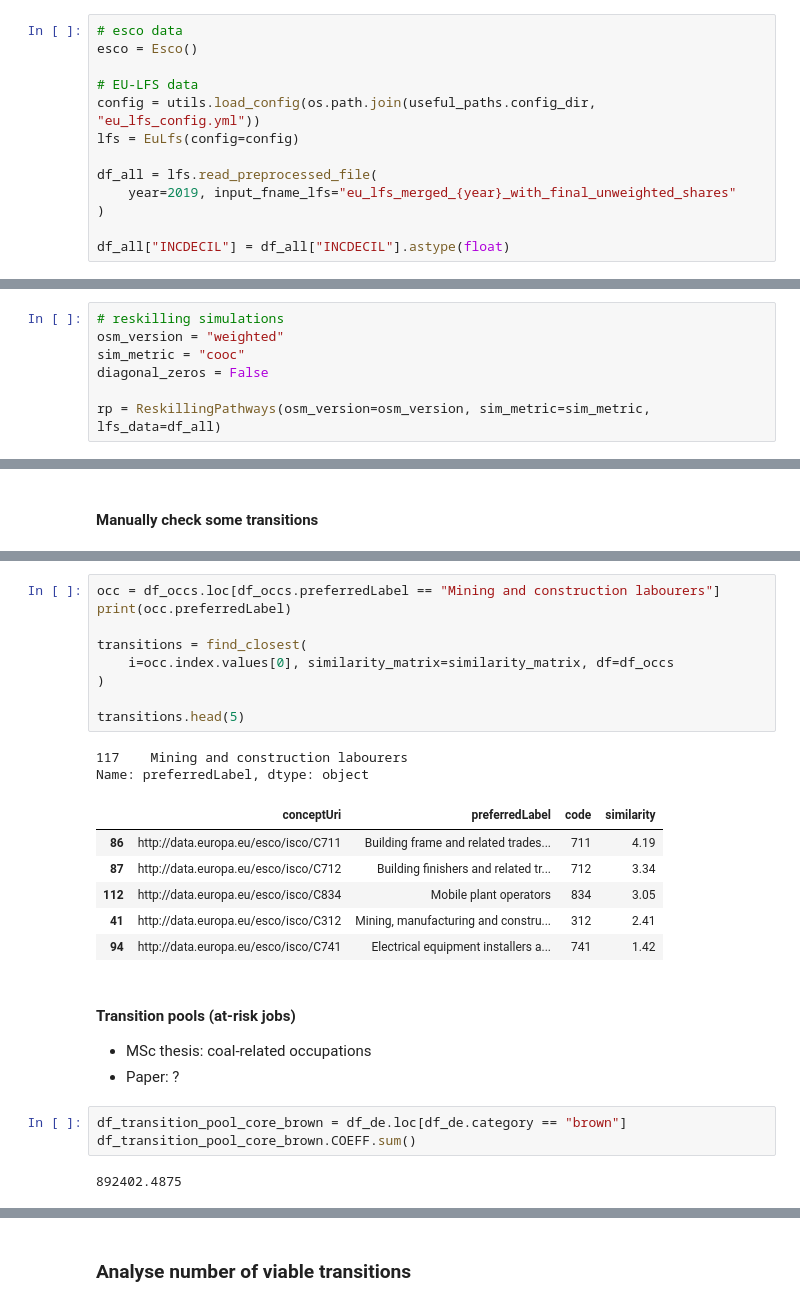
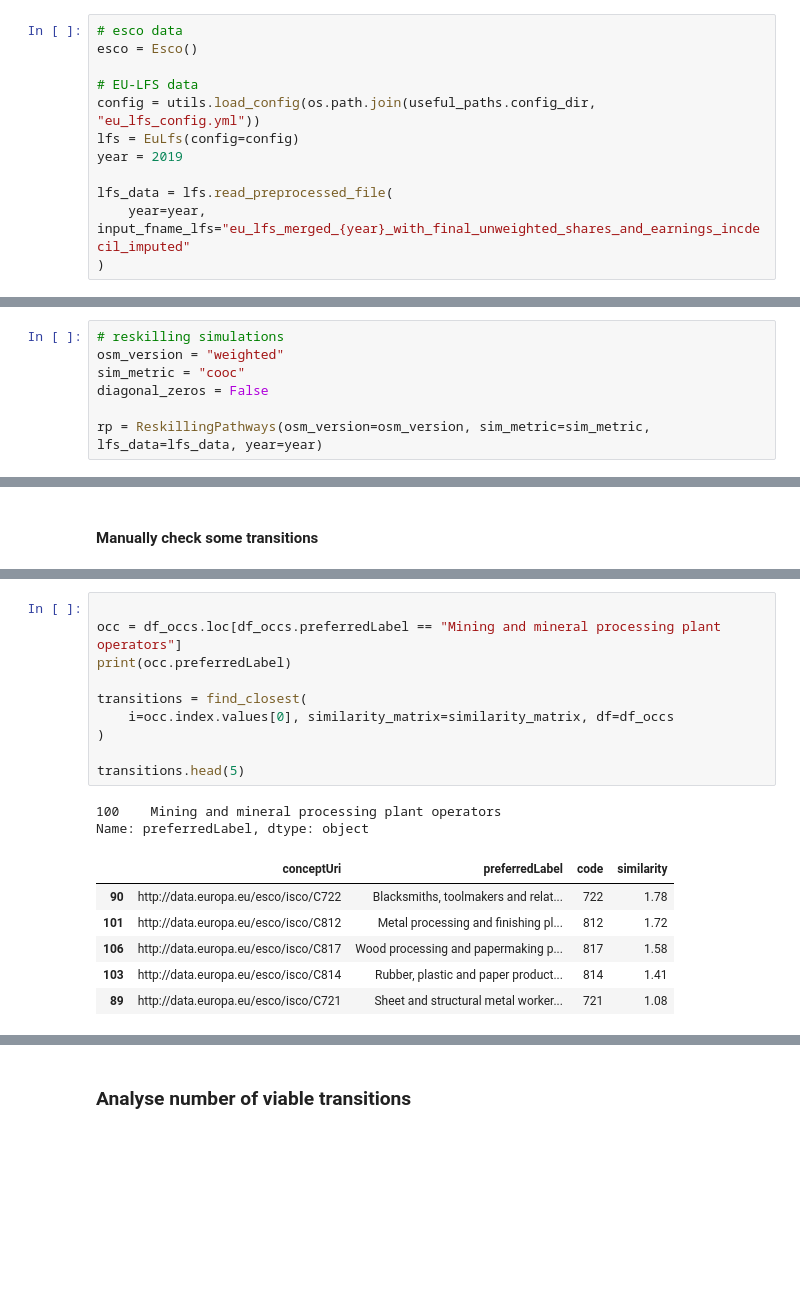
Before and after one commit to derpyninja/re4gt, a Jupyter notebook: notebooks/new/14-fz-lfs-transition-analysis-cooccurrence.ipynb, the cells around one changed output, grey strips where cells are left out. Saved outputs shown, nothing was run; the diff lists cells and outputs as text; blank space fills up the shorter version.

Commit message:
baseline reskilling sim done

```diff
--- a/notebooks/new/14-fz-lfs-transition-analysis-cooccurrence.ipynb
+++ b/notebooks/new/14-fz-lfs-transition-analysis-cooccurrence.ipynb
@@ -92,9 +89,8 @@ esco = Esco()
 # EU-LFS data
 config = utils.load_config(os.path.join(useful_paths.config_dir, "eu_lfs_config.yml"))
 lfs = EuLfs(config=config)
+year = 2019
 
-df_all = lfs.read_preprocessed_file(
-    year=2019, input_fname_lfs="eu_lfs_merged_{year}_with_final_unweighted_shares"
+lfs_data = lfs.read_preprocessed_file(
+    year=year, input_fname_lfs="eu_lfs_merged_{year}_with_final_unweighted_shares_and_earnings_incdecil_imputed"
 )
-
-df_all["INCDECIL"] = df_all["INCDECIL"].astype(float)
@@ -188,6 +102,6 @@ osm_version = "weighted"
 sim_metric = "cooc"
 diagonal_zeros = False
 
-rp = ReskillingPathways(osm_version=osm_version, sim_metric=sim_metric, lfs_data=df_all)
+rp = ReskillingPathways(osm_version=osm_version, sim_metric=sim_metric, lfs_data=lfs_data, year=year)
 # %%
 df_occs = rp.get_occs()
@@ -394,28 +197,19 @@ Base the quantile on the respective quantiles of the viable/highly viable transi
 # %%
-occ = df_occs.loc[df_occs.preferredLabel == "Mining and construction labourers"]
+
+occ = df_occs.loc[df_occs.preferredLabel == "Mining and mineral processing plant operators"]
 print(occ.preferredLabel)
 
 transitions = find_closest(
     i=occ.index.values[0], similarity_matrix=similarity_matrix, df=df_occs
 )
 
 transitions.head(5)
 # %% [output]
-117    Mining and construction labourers
+100    Mining and mineral processing plant operators
 Name: preferredLabel, dtype: object
 |  | conceptUri | preferredLabel | code | similarity |
-| 86 | http://data.europa.eu/esco/isco/C711 | Building frame and related trades... | 711 | 4.19 |
-| 87 | http://data.europa.eu/esco/isco/C712 | Building finishers and related tr... | 712 | 3.34 |
-| 112 | http://data.europa.eu/esco/isco/C834 | Mobile plant operators | 834 | 3.05 |
-| 41 | http://data.europa.eu/esco/isco/C312 | Mining, manufacturing and constru... | 312 | 2.41 |
-| 94 | http://data.europa.eu/esco/isco/C741 | Electrical equipment installers a... | 741 | 1.42 |
+| 90 | http://data.europa.eu/esco/isco/C722 | Blacksmiths, toolmakers and relat... | 722 | 1.78 |
+| 101 | http://data.europa.eu/esco/isco/C812 | Metal processing and finishing pl... | 812 | 1.72 |
+| 106 | http://data.europa.eu/esco/isco/C817 | Wood processing and papermaking p... | 817 | 1.58 |
+| 103 | http://data.europa.eu/esco/isco/C814 | Rubber, plastic and paper product... | 814 | 1.41 |
+| 89 | http://data.europa.eu/esco/isco/C721 | Sheet and structural metal worker... | 721 | 1.08 |
-# %% [markdown]
-#### Transition pools (at-risk jobs)
-
-- MSc thesis: coal-related occupations
-- Paper: ?
-# %%
-df_transition_pool_core_brown = df_de.loc[df_de.category == "brown"]
-df_transition_pool_core_brown.COEFF.sum()
-# %% [output]
-892402.4875
```
Also changed, not shown: parts of 47 cells of this notebook, 16 other files.
